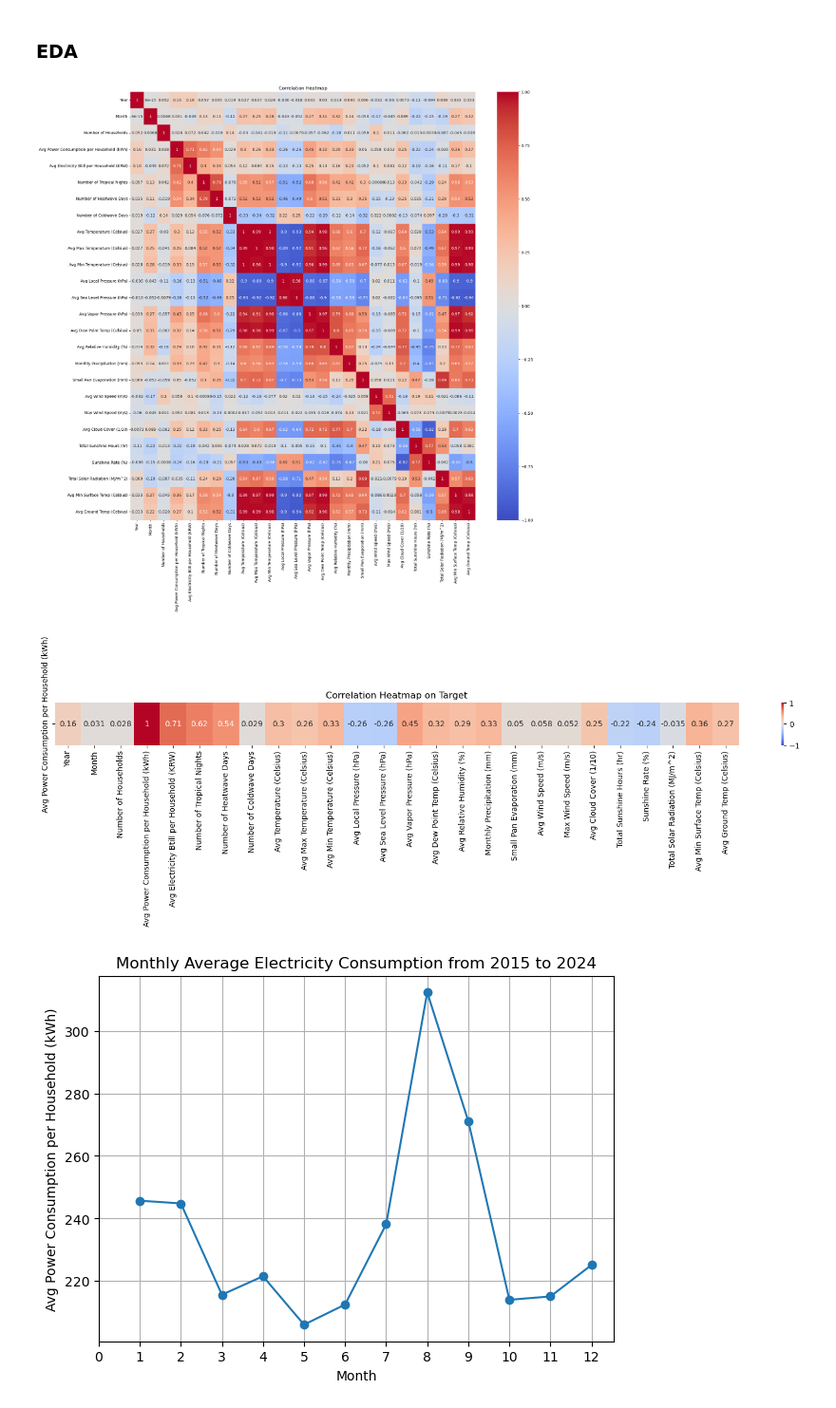
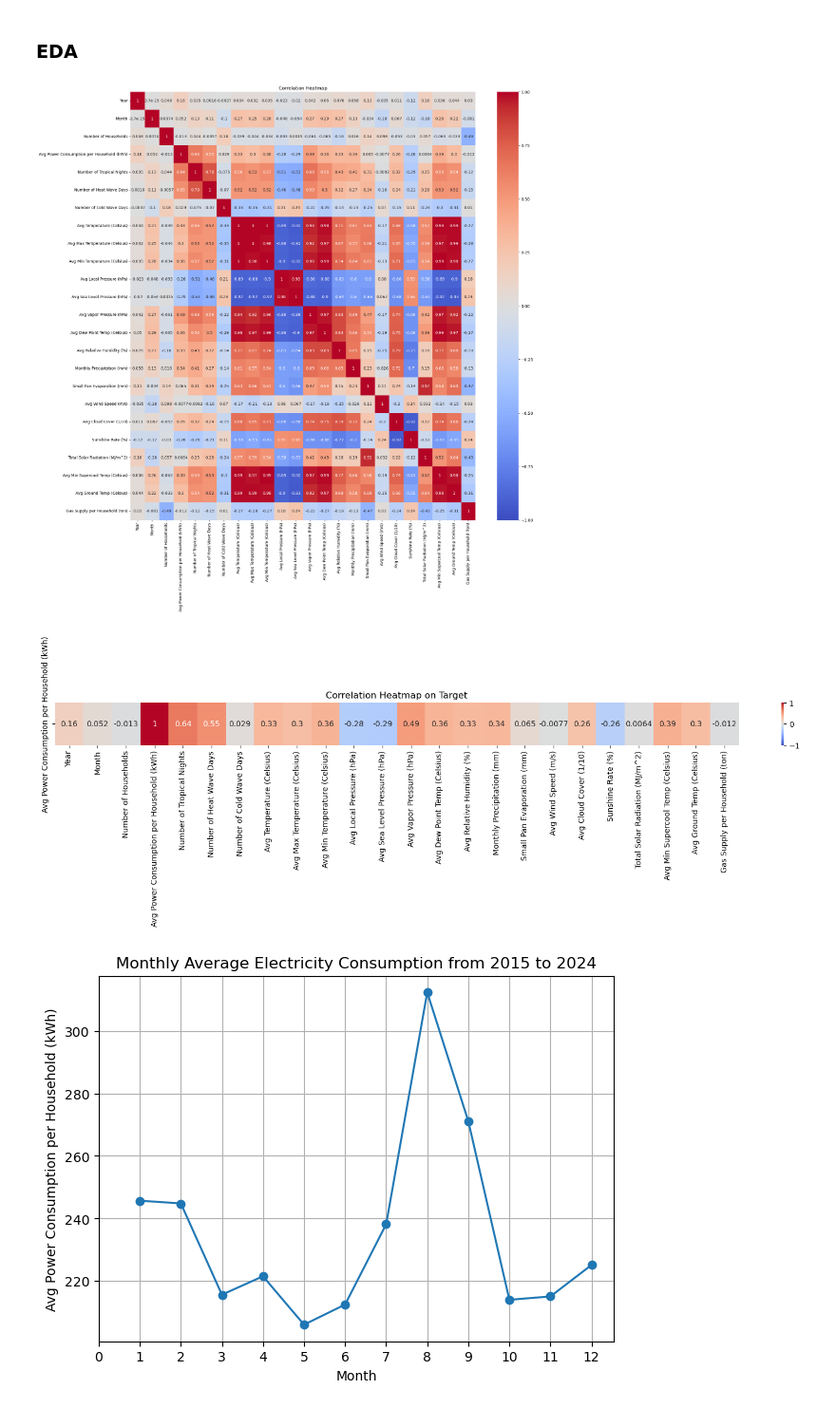
Before and after one commit to somnio-kimm/electricity_consumption_prediction, a Jupyter notebook: electricity_consumption_prediction.ipynb, the cells around one changed output. Shown at 95% size. Drawn from its saved outputs; the diff is of its cells as text; code cells hidden in the pictures.

```diff
--- a/electricity_consumption_prediction.ipynb
+++ b/electricity_consumption_prediction.ipynb
@@ -273,5 +106,8 @@ df_merged.to_csv('data/merged_data.csv', index=False, encoding='utf-8')
 # %% [markdown]
 ### **EDA**
+# %%
+# Load data
+df = pd.read_csv('data/cleaned/energy_consumption.csv')
 # %%
 def dual_features_plot(a: str, b: str, c: str):
 	'''
@@ -328,20 +164,20 @@ def one_feature_two_group (a: str, b: str, c: str): #a: Main Category b:Subcateg
 	plt.title(f'{c} by {a} and {b}')
 # %%
 # Heatmap
-df_numeric=df_merged.select_dtypes(include=['number'])
+df_numeric=df.select_dtypes(include=['number'])
 df_corr=df_numeric.corr()
 # df_corr_find = df_corr.copy()
 # low_cols = df_corr_find[abs(df_corr_find['Avg Power Consumption per Household (kWh)'])<0.2].index
 filter_corr=df_corr[abs(df_corr)>=0.1]
 plt.figure(figsize=(20,20))
 sns.heatmap(df_corr, annot=True,vmin=-1, cmap='coolwarm')
 plt.title('Correlation Heatmap')
 plt.show()
 # %% [output]
-[figure, old version]
+[figure, new version]
 # %%
 #heatmap
-df_numeric=df_merged.select_dtypes(include=['number'])
+df_numeric=df.select_dtypes(include=['number'])
 df_corr=df_numeric.corr()
 # df_corr_find = df_corr.copy()
 # low_cols = df_corr_find[abs(df_corr_find['Avg Power Consumption per Household (kWh)'])<0.2].index
@@ -352,7 +188,7 @@ sns.heatmap(df_corr, annot=True,vmin=-1, cmap='coolwarm')
 plt.title('Correlation Heatmap on Target')
 plt.show()
 # %% [output]
-[figure, old version]
+[figure, new version]
 # %%
 # Monthly awaitvg electricity consumption
 
```
Also changed, not shown: parts of 35 cells of this notebook, 10 other files.
